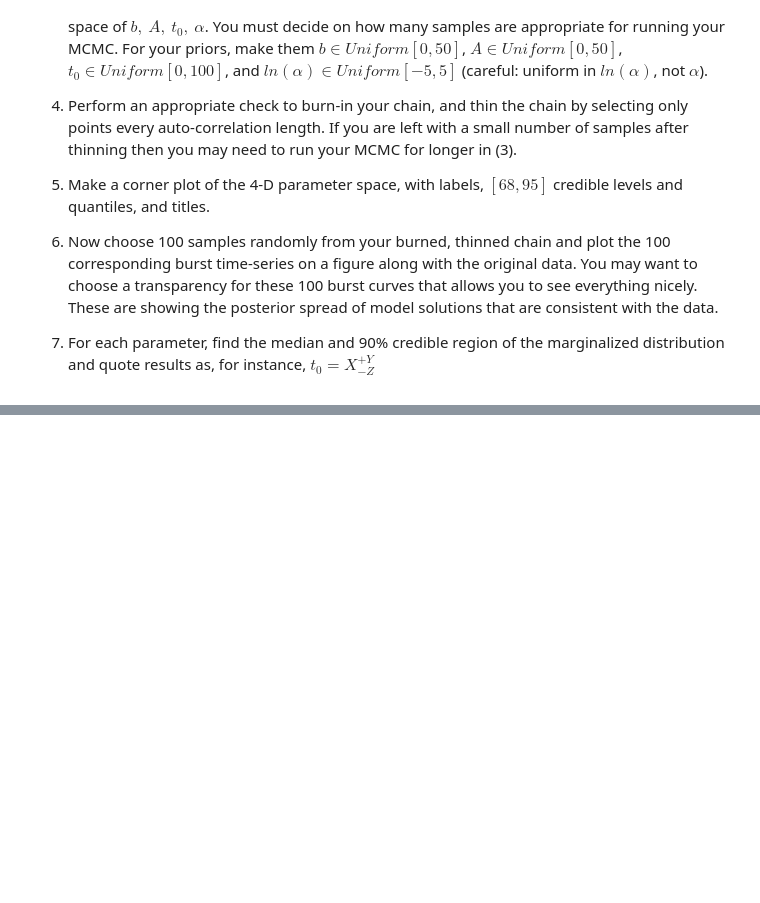
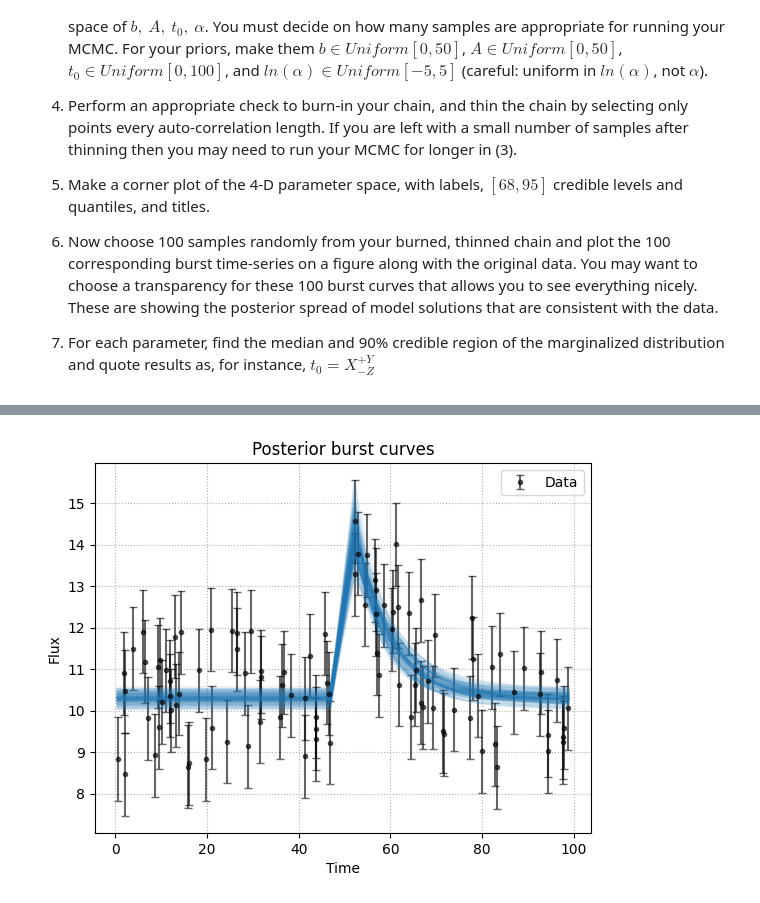
Before and after one commit to APozzi22/Astrostatistic, a Jupyter notebook: 11_Bayesian/Transient_Universe.ipynb, the cells around one changed output, grey strips where cells are left out. Cells and saved outputs as stored; diff of their text form; code cells hidden in the pictures; blank space fills up the shorter version.

```diff
--- a/11_Bayesian/Transient_Universe.ipynb
+++ b/11_Bayesian/Transient_Universe.ipynb
@@ -43,0 +148,25 @@ from scipy.stats import uniform
+# %%
+# Estrai 100 campioni casuali
+posterior_samples = samples[np.random.choice(samples.shape[0], 100, replace=False)]
+
+# Costruisci i modelli
+def model(t, b, A, ln_alpha, t_0):
+    alpha = np.exp(ln_alpha)
+    exp_term = np.exp(-np.clip(alpha * (t - t_0), -700, 700))  # evita overflow
+    return np.where(t < t_0, b, b + A * exp_term)
+
+# Plotta i dati originali
+plt.errorbar(t, flux, yerr=err_flux, fmt='.', color = 'k', capsize=3, label='Data', alpha=0.6)
+
+# Plotta le curve della posterior
+for b, A, ln_alpha, t_0 in posterior_samples:
+    plt.plot(t, model(t, b, A, ln_alpha, t_0), color='C0', alpha=0.1)
+
+plt.xlabel('Time')
+plt.ylabel('Flux')
+plt.title('Posterior burst curves')
+plt.legend()
+plt.grid(linestyle=':')
+plt.show()
+# %% [output]
+[figure, added]
```
Also changed, not shown: parts of 7 cells of this notebook.
